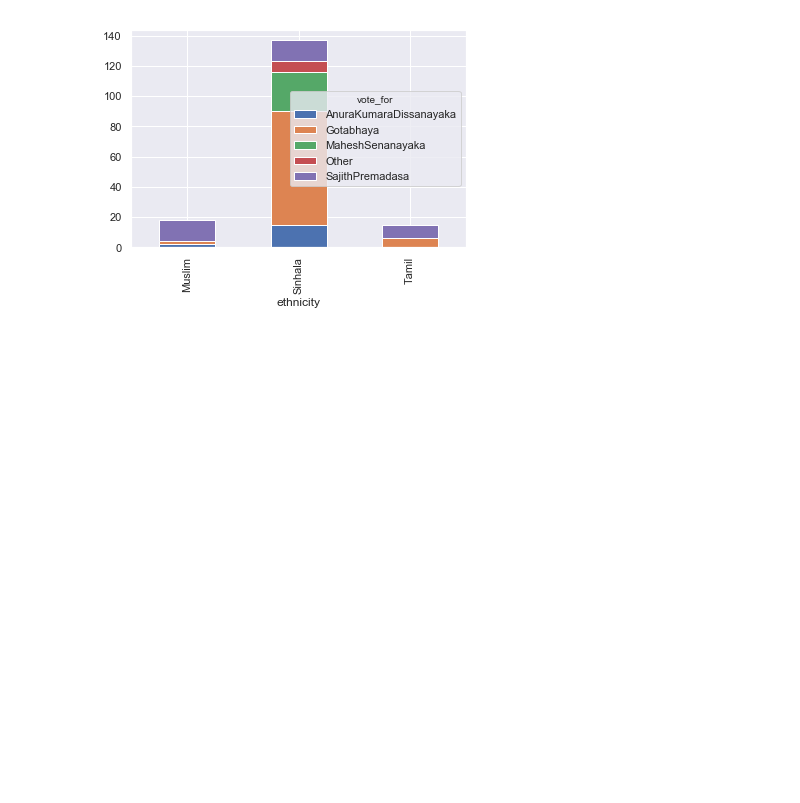
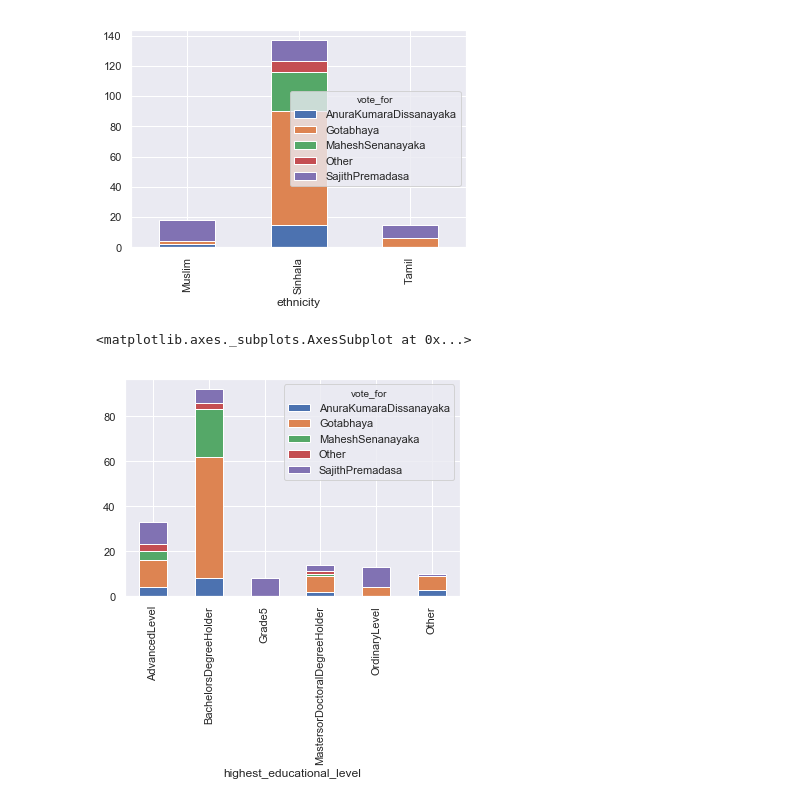
Before and after one commit to BinuriYeshani/statistical_inference_GP, a Jupyter notebook: dataAnalysis.ipynb, the cells around one changed output. Drawn from its saved outputs; the diff is of its cells as text; code cells hidden in the pictures; blank space fills up the shorter version.

```diff
--- a/dataAnalysis.ipynb
+++ b/dataAnalysis.ipynb
@@ -65,4 +75,19 @@ ethnicity_type.unstack().plot(kind='bar', stacked=True)
 # %% [output]
 <matplotlib.axes._subplots.AxesSubplot at 0x...>
 [figure]
+# %%
+
+highest_educational_level    = data_df.loc[(data_df['highest_educational_level'] == 'Grade5') |
+                                (data_df['highest_educational_level'] == 'OrdinaryLevel') |
+                                (data_df['highest_educational_level'] == 'AdvancedLevel') |
+                                (data_df['highest_educational_level'] == 'BachelorsDegreeHolder')|
+                                (data_df['highest_educational_level'] == 'MastersorDoctoralDegreeHolder')|
+                                (data_df['highest_educational_level'] == 'Other')]
+
+education_type = highest_educational_level.groupby(['highest_educational_level', 'vote_for']).size()
+
+education_type.unstack().plot(kind='bar', stacked=True)
+# %% [output]
+<matplotlib.axes._subplots.AxesSubplot at 0x...>
+[figure, added]
 # %%
```
Also changed, not shown: parts of 7 cells of this notebook, 1 other file.
